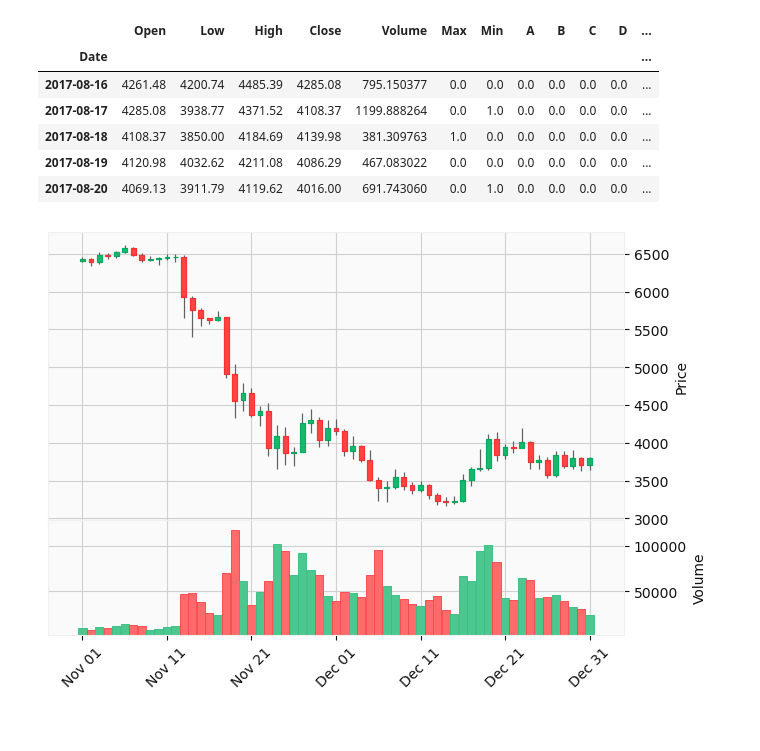
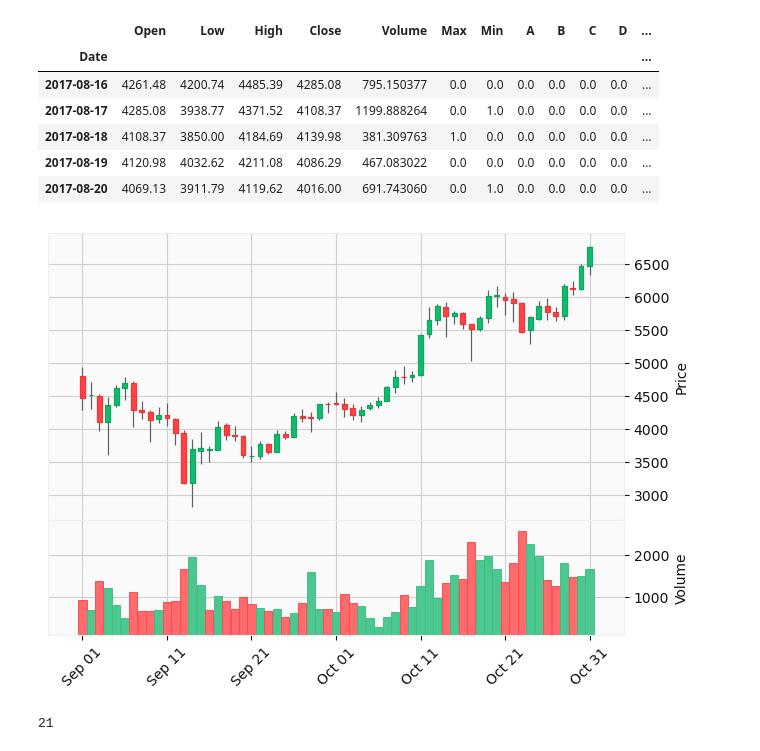
Before and after one commit to bitcoin-candlestick-ML/bitcoin-candlestick-ML-exploration, a Jupyter notebook: db_strat_idea.ipynb, the cells around one changed output. Saved outputs shown, nothing was run; the diff lists cells and outputs as text; code cells hidden in the pictures.

```diff
--- a/db_strat_idea.ipynb
+++ b/db_strat_idea.ipynb
@@ -299,6 +303,8 @@ def get_events(new_df):
                 events_list[0] = index
                 new_df.loc[index, 'A'] = 1
 
+            elif new_df.loc[index, 'Max'] != 1:
+                new_df.loc[index, 'A'] == 0
 
         # Show that A exists
         elif events_list[0] != None:
@@ -314,6 +320,7 @@ def get_events(new_df):
                 if new_df.loc[index, 'Close'] < new_df.loc[events_list[0], 'Close']:
                     events_list[1] = index
                     new_df.loc[index, 'B'] = 1
+
                 else:
                     new_df.loc[index, 'B'] = 0
 
@@ -327,6 +334,7 @@ def get_events(new_df):
 
         # Start search for C
         if (events_list[2] == None) & (events_list[1] != None) & (events_list[0] != None):
+
             if new_df.loc[index, 'Max'] == 1:
 
                 # Establish conditions
@@ -335,11 +343,13 @@ def get_events(new_df):
 
                 # if C is in range between B and A
                 if condition_1 & condition_2:
+
                     events_list[2] = index
                     new_df.loc[index, 'C'] = 1
 
                 # if C is higher than A
                 elif new_df.loc[index, 'Close'] > new_df.loc[events_list[0], 'Close']:
+
                     new_df.loc[index, 'C'] = 0
                     new_df.loc[index, 'B'] = 0
                     events_list = [None, None, None, None, None]
@@ -354,6 +364,7 @@ def get_events(new_df):
 
         # Start search for D
         if (events_list[3] == None) & (events_list[2] != None) & (events_list[1] != None) & (events_list[0] != None):
+
             if new_df.loc[index, 'Min'] == 1:
 
                 # Establish conditions
@@ -364,15 +375,17 @@ def get_events(new_df):
 
                 # Exit conditions
                 e_cond = (new_df.loc[index, 'Close'] < new_df.loc[events_list[1], 'Low'])
-#                 e_cond_2 = (new_df.loc[index, 'Low'] < new_df.loc[events_list[1], 'Low'])
+                e_cond_2 = (new_df.loc[index, 'Low'] < new_df.loc[events_list[1], 'Low'])
 
                 # if D is in the range of B's low and close
                 if condition_1 & condition_2 | condition_3 & condition_4:
+
                     events_list[3] = index
                     new_df.loc[index, 'D'] = 1
 
                     # Search between B and D for highest max
                     for index in new_df.loc[events_list[1]:events_list[3]].index:
+
                         if new_df.loc[index, 'Max'] == 1:
                             search_c[index] = new_df.loc[index, 'Close']
 
@@ -383,12 +396,27 @@ def get_events(new_df):
                     new_df.loc[max_c, 'C'] = 1
 
 
+                elif (new_df.loc[index, 'Close'] > new_df.loc[events_list[2], 'Close']) & (new_df.loc[index, 'Close'] > new_df.loc[events_list[0], 'Close']):
+
+                    if new_df.loc[index, 'Max'] == 1:
+                        events_list = [index, None, None, None, None]
+                        search_c = {}
+
+                    elif new_df.loc[index, 'Min'] == 1:
+                        events_list = [maxs[-1], index, None, None, None]
+                        search_c = {}
 
                 # if D is less than B's low
                 elif e_cond:
+
                     if new_df.loc[index, 'Min'] == 1:
                         events_list = [maxs[-1], index, None, None, None]
                         search_c = {}
+
+                    elif new_df.loc[index, 'Max'] == 1:
+                        events_list = [index, None, None, None, None]
+                        search_c = {}
+
                     else:
                         events_list = [maxs[-1], None, None, None, None]
                         search_c = {}
@@ -424,29 +452,23 @@ def get_events(new_df):
         # Set buy date
         if new_df.loc[index, 'DB'] == 1:
             buy = index
-            sell = (index + datetime.timedelta(days=10)).to_datetime64()
+            sell = (index + datetime.timedelta(days=5)).to_datetime64()
             sales.append(sell)
             buys.append(buy)
             events_list = [None, None, None, None, None]
 
-#         sum(df.index == dt_object) > 0
-
+        # Create sell events
         if sum(new_df.index == sell) > 0:
             new_df.loc[buy, 'F'] = 0
             new_df.loc[sell, 'F'] = float(new_df.loc[sell, 'Close'] - new_df.loc[buy, 'Close'])
 #             new_df.loc[sell]['DB'] = -1
 
-#         print(events_list)
-#         print(new_df.loc[index])
-
-
-    return new_df, total_occurrences, occurrences, sales
+    return new_df, total_occurrences, occurrences, sales, search_c
 # %%
-new_df, total_occurrences, occurrences, sales = get_events(new_df)
-
-# new_df.to_csv(Path('./Resources/features_df_1.csv'))
+# Store outputs of function
+new_df, total_occurrences, occurrences, sales, search_c = get_events(new_df)
 # %%
-mpf.plot(new_df.loc['2018-11':'2018-12'], type="candle", style="yahoo", volume=True)
+mpf.plot(new_df.loc['2017-09':'2017-10'], type="candle", style="yahoo", volume=True)
 # %% [output]
-[figure, old version]
+[figure, new version]
 # %%
@@ -454,3 +476,7 @@ mpf.plot(new_df.loc['2019-10-28':'2019-11-03'], type="candle", style="yahoo", vo
+# %%
+total_occurrences
+# %% [output]
+21
 # %%
 pd.set_option('display.max_rows', None)
 # %%
```
Also changed, not shown: parts of 9 cells of this notebook, 3 other files.
